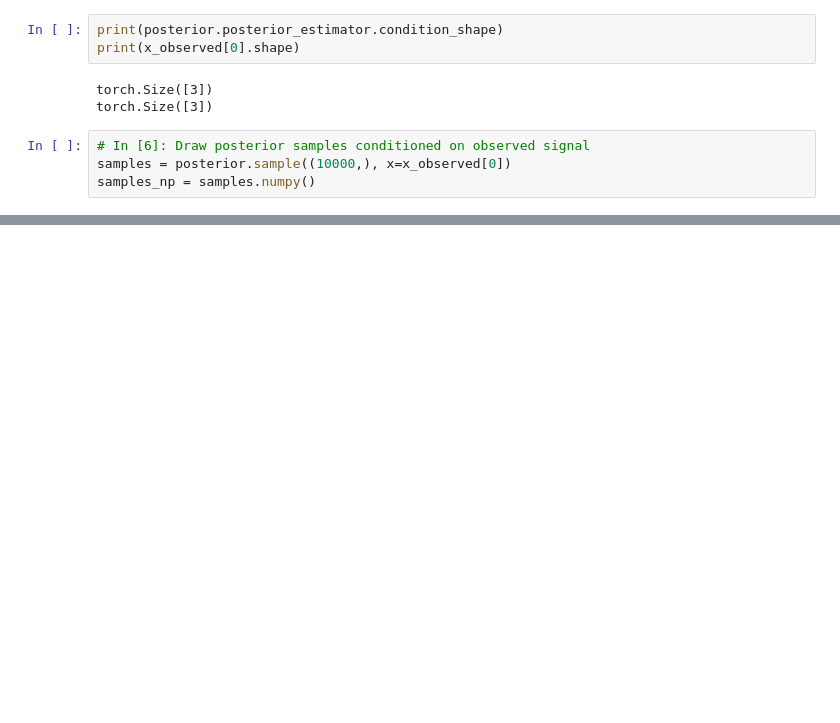
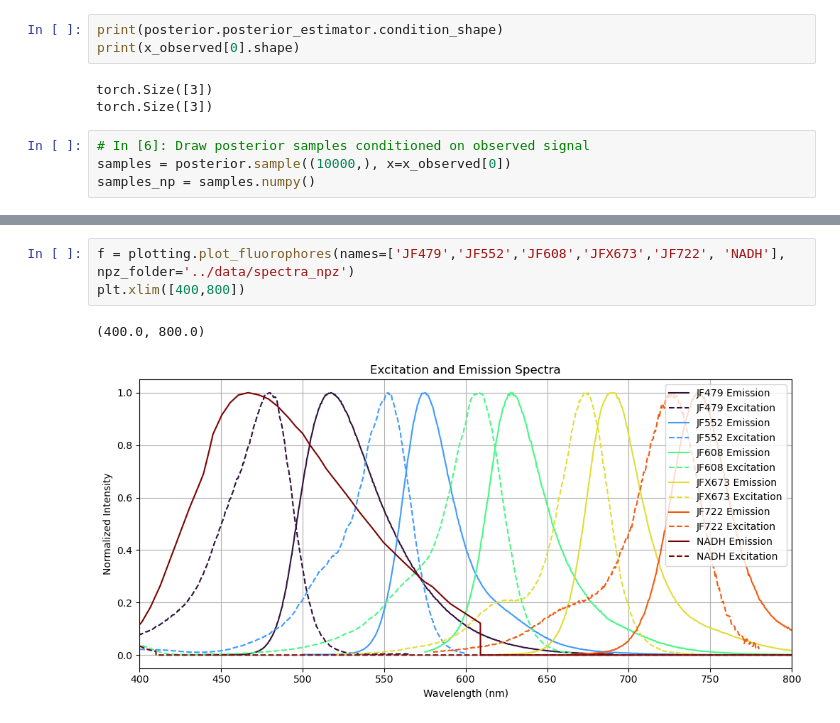
Before and after one commit to boazmohar/sbi-DELTA, a Jupyter notebook: notebooks/emmission.ipynb, the cells around one changed output, grey strips where cells are left out. Cells and saved outputs as stored; diff of their text form; blank space fills up the shorter version.

```diff
--- a/notebooks/emmission.ipynb
+++ b/notebooks/emmission.ipynb
@@ -82,0 +113,6 @@ plt.show()
+# %%
+f = plotting.plot_fluorophores(names=['JF479','JF552','JF608','JFX673','JF722', 'NADH'], npz_folder='../data/spectra_npz')
+plt.xlim([400,800])
+# %% [output]
+(400.0, 800.0)
+[figure, added]
```
Also changed, not shown: parts of 11 cells of this notebook, 41 other files.
